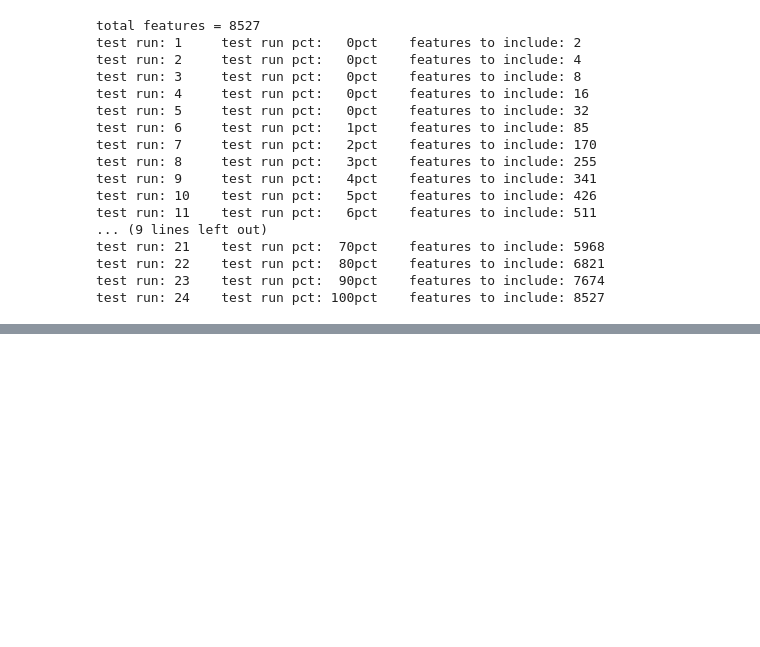
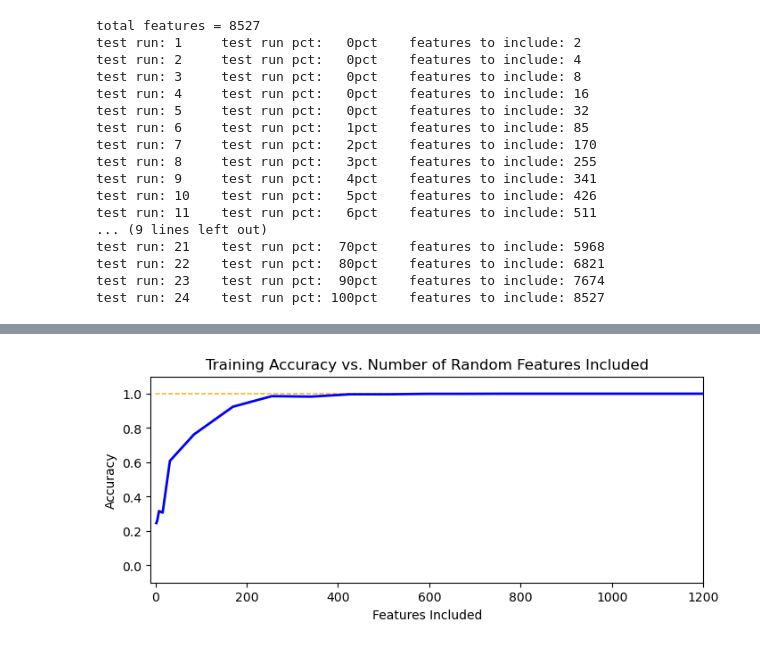
Before and after one commit to TOM-BOHN/MsDS-news-articles-categorization, a Jupyter notebook: news-articles-categorization.ipynb, the cells around one changed output, grey strips where cells are left out. Saved outputs shown, nothing was run; the diff lists cells and outputs as text; code cells hidden in the pictures; blank space fills up the shorter version.

```diff
--- a/news-articles-categorization.ipynb
+++ b/news-articles-categorization.ipynb
@@ -1228,12 +1249,17 @@ def rf_sample_features(model_type, rf_model, ft_x, df_y, ft_t, df_t, n = 100):
     # Create test data prediction
     df_test_rf_pred = create_test_predictions(model_type = model_type, model = rf_model,
                                           ft_t = ft_t_samp, df_t = df_t)
+
+    return rf_acc_train
 # %%
+feature_train_acc = []
+
 for (run, pct, size) in zip(feature_test_run, feature_test_run_pct, feature_size_to_test):
     print('[.] run:', run, '\tpct :', pct, '\tfeatures:', size, '\t||\t', end='')
     model_type = 'rf_r' + str(run).zfill(2) + '_s' + str(size).zfill(4)
-    rf_sample_features(model_type = model_type, rf_model = rf_model,
+    acc = rf_sample_features(model_type = model_type, rf_model = rf_model,
                    ft_x = ft_train, df_y = df_train['Category'],
                    ft_t = ft_test, df_t = df_test,
                    n = size)
+    feature_train_acc.append(acc)
 # %% [output]
@@ -1274 +1300,18 @@ df_saved_file
 735 rows × 2 columns
+# %%
+# create figure
+fig = plt.figure(figsize=(8,3))
+ax = fig.add_subplot(111)
+# define x and y
+x = feature_size_to_test
+y = feature_train_acc
+plt.plot(np.arange(0,5000,1),[1] * 5000, color='orange', lw=1, linestyle='--')
+plt.plot(x, y, color='blue', lw=2)
+plt.xlabel('Features Included')
+plt.ylabel('Accuracy')
+plt.title('Training Accuracy vs. Number of Random Features Included')
+ax.set_xlim([-10, 1200])
+ax.set_ylim([-0.1, 1.1])
+plt.show()
+# %% [output]
+[figure, added]
```
Also changed, not shown: parts of 64 cells of this notebook.
